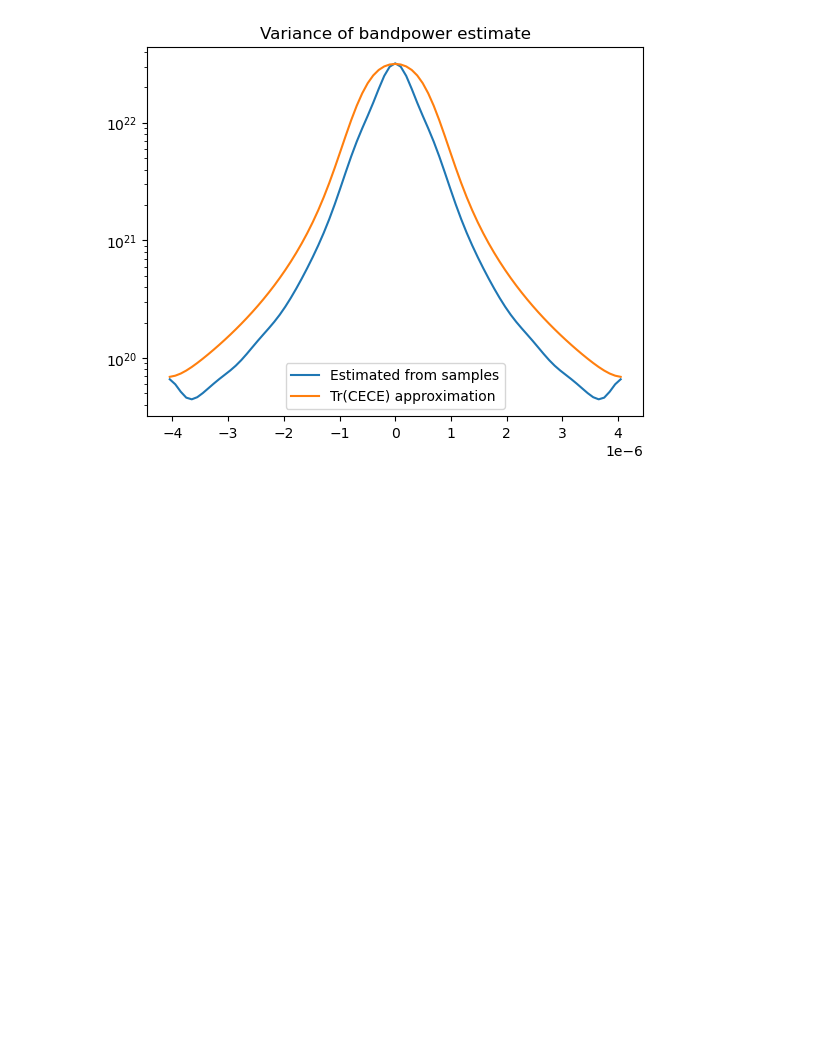
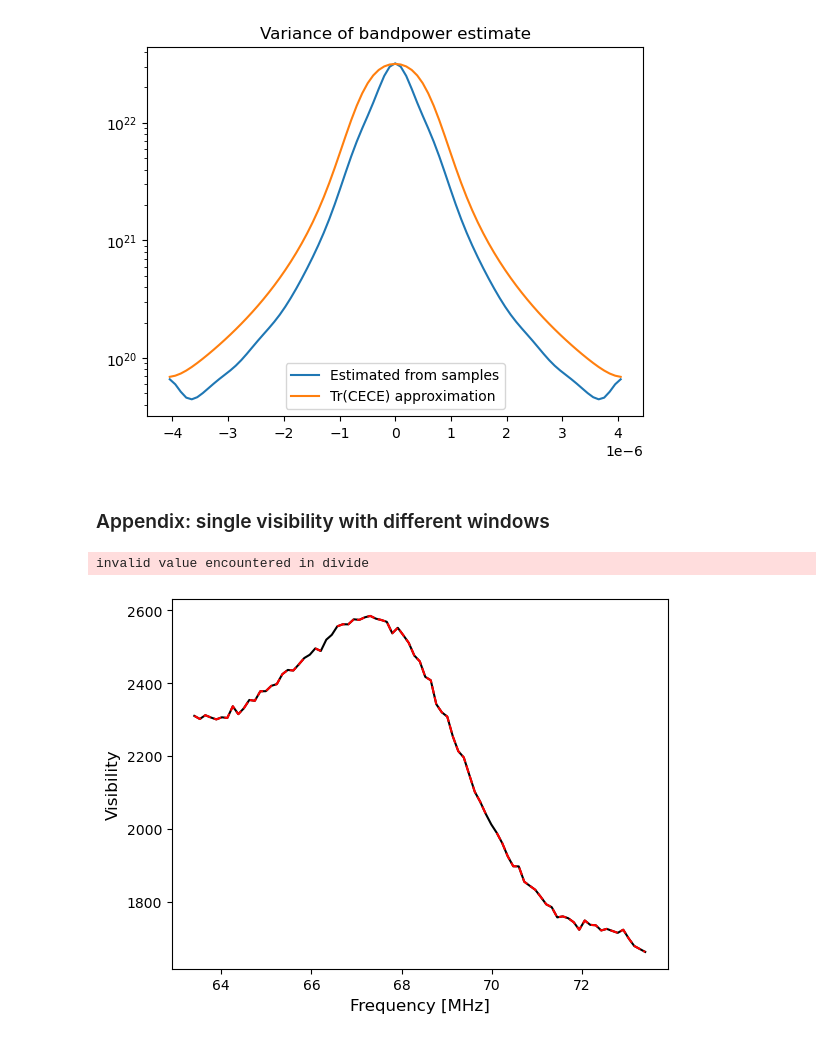
Before and after one commit to zzhang0123/weighted_QPSE, a Jupyter notebook: test_nonuniform_weighting.ipynb, the cells around one changed output. Drawn from its saved outputs; the diff is of its cells as text; code cells hidden in the pictures; blank space fills up the shorter version.

Commit message:
Added Kaifeng plots

```diff
--- a/test_nonuniform_weighting.ipynb
+++ b/test_nonuniform_weighting.ipynb
@@ -733,3 +733,30 @@ plt.legend()
 # %% [output]
 <matplotlib.legend.Legend at 0x...>
 [figure]
+# %% [markdown]
+### Appendix: single visibility with different windows
+# %%
+import copy
+import matplotlib.pyplot as plt
+
+freqs_pspec, data_ee, data_nsample, data_ee_auto = np.load("fromKaifeng/vis.npy").T
+freqs_pspec = freqs_pspec.real
+data_nsample = data_nsample.real
+data_ee_auto = data_ee_auto.real
+
+flag = ~data_nsample.astype(bool)
+
+data_ee_wFlag = copy.deepcopy(data_ee)
+data_ee_wFlag[flag] = 0+0j
+
+plt.plot(freqs_pspec/1e6, np.abs(data_ee), 'k-', label='unflagged data')
+plt.plot(freqs_pspec/1e6, np.abs(data_ee_wFlag)/(~flag), 'r--', label='flagged data')
+
+_ylim = plt.gca().get_ylim()
+plt.ylim(_ylim)
+plt.xlabel("Frequency [MHz]", fontsize=12)
+plt.ylabel("Visibility", fontsize=12)
+plt.show()
+# %% [output]
+invalid value encountered in divide
+[figure, added]
```
Also changed, not shown: parts of 4 cells of this notebook.
